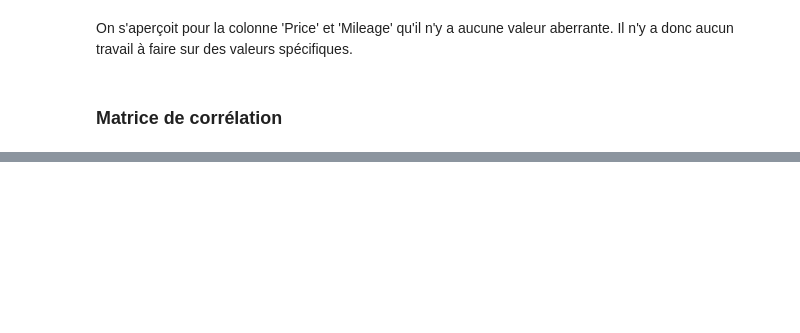
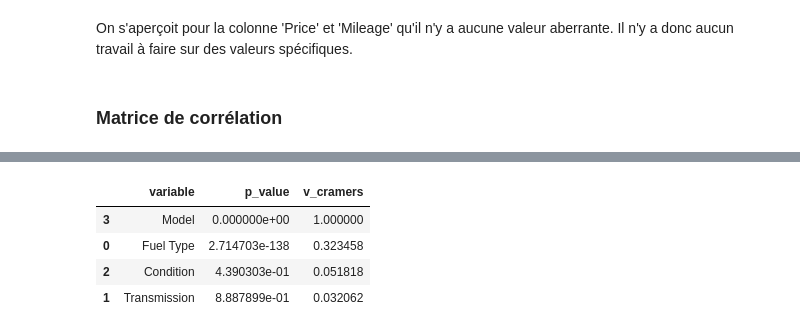
Before and after one commit to tristanretali/DataScienceProject, a Jupyter notebook: notebooks/eda.ipynb, the cells around one changed output, grey strips where cells are left out. Drawn from its saved outputs; the diff is of its cells as text; code cells hidden in the pictures; blank space fills up the shorter version.

```diff
--- a/notebooks/eda.ipynb
+++ b/notebooks/eda.ipynb
@@ -102,0 +168,24 @@ plt.show()
+# %%
+target = "Brand"
+categories_columns = df.select_dtypes(include=["category"]).columns
+categories_columns = [current_category for current_category in categories_columns if current_category != target]
+
+results = []
+for current_column in categories_columns:
+    table = pd.crosstab(df[target], df[current_column])
+    chi2, p, dof, _ = chi2_contingency(table)
+    n = table.to_numpy().sum()
+    r, c = table.shape
+    v = np.sqrt(chi2 / (n * (min(r - 1, c - 1))))
+    results.append((current_column, p, v))
+
+chi2_df = pd.DataFrame(results, columns=["variable", "p_value", "v_cramers"])\
+           .sort_values("p_value")
+
+display(chi2_df)
+# %% [output]
+|  | variable | p_value | v_cramers |
+| 3 | Model | 0.000000e+00 | 1.000000 |
+| 0 | Fuel Type | 2.714703e-138 | 0.323458 |
+| 2 | Condition | 4.390303e-01 | 0.051818 |
+| 1 | Transmission | 8.887899e-01 | 0.032062 |
```
Also changed, not shown: parts of 22 cells of this notebook.
